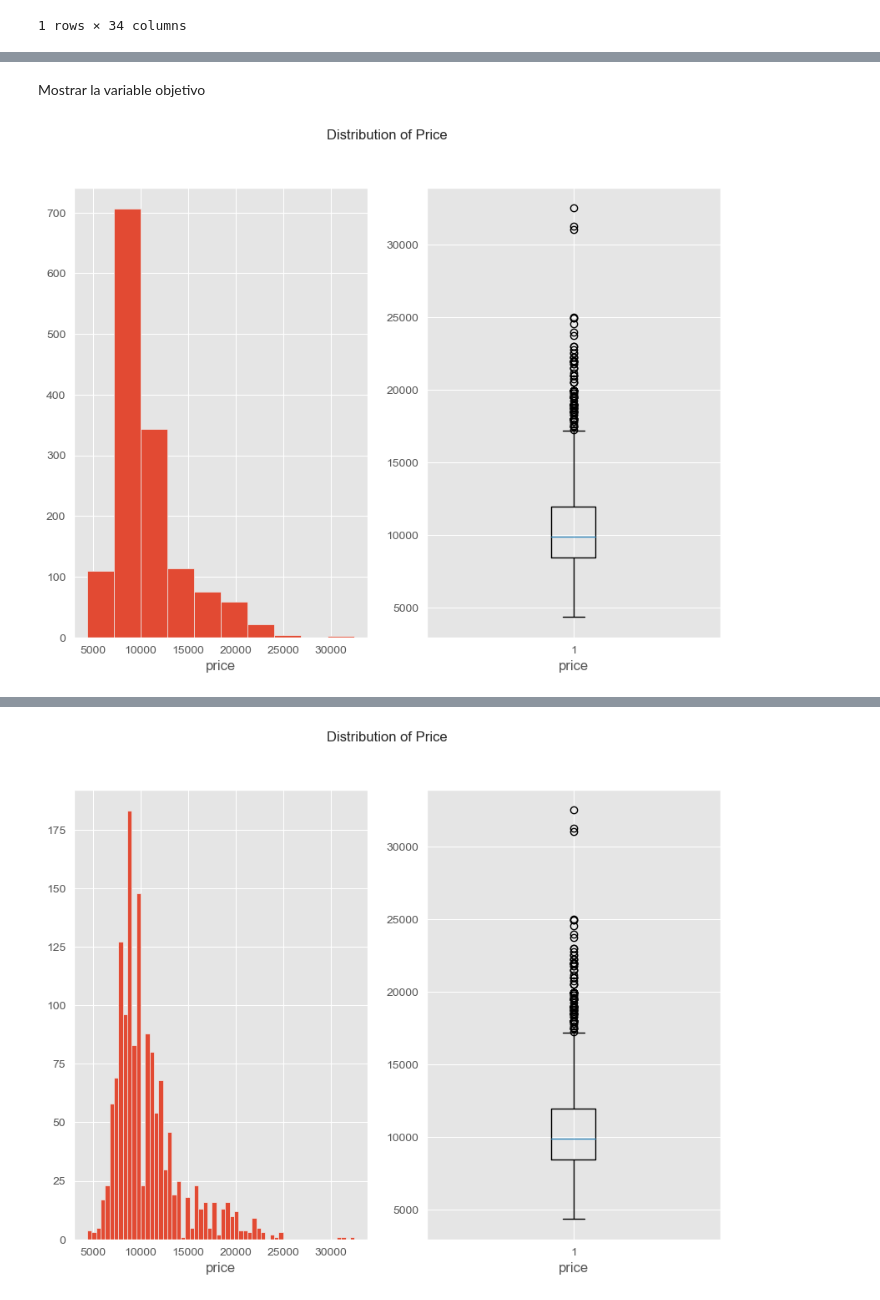
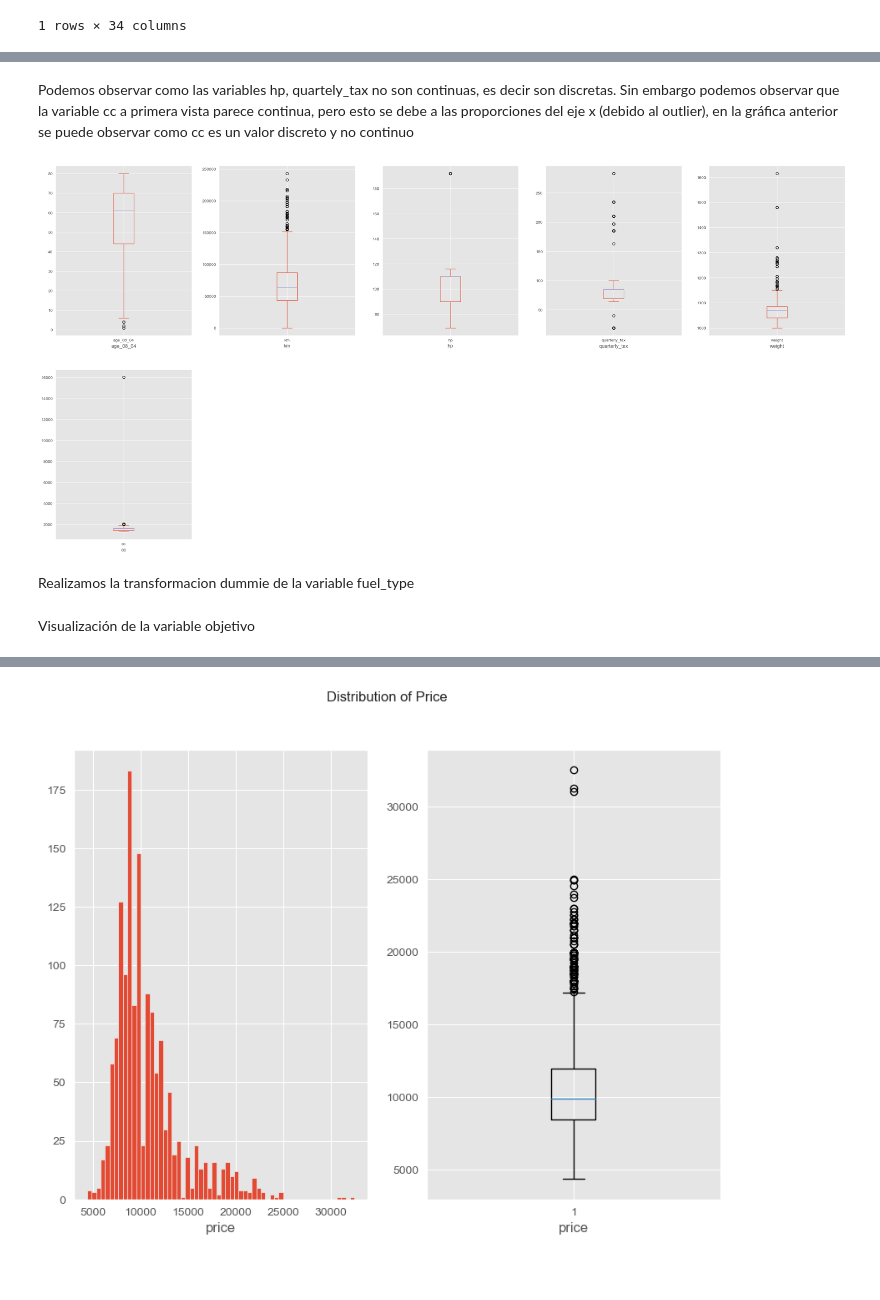
Before and after one commit to JustinoBoggio/ToyotaCorolla-Datamining, a Jupyter notebook: ToyotaCorolla.ipynb, the cells around one changed output, grey strips where cells are left out. Saved outputs shown, nothing was run; the diff lists cells and outputs as text; code cells hidden in the pictures; blank space fills up the shorter version.

```diff
--- a/ToyotaCorolla.ipynb
+++ b/ToyotaCorolla.ipynb
@@ -246,0 +246,18 @@ df[df.duplicated()]
+# %% [markdown]
+Podemos observar como las variables hp, quartely_tax no son continuas, es decir son discretas.
+Sin embargo podemos observar que la variable cc a primera vista parece continua, pero esto se debe a las proporciones del eje x (debido al outlier), en la gráfica anterior se puede observar como cc es un valor discreto y no continuo
+# %%
+variables_continuas = ['age_08_04','km','hp','quarterly_tax','weight','cc']
+fig = plt.figure(figsize=(34,25))
+
+for i in range(len(variables_continuas)):
+    continuos = variables_continuas[i]
+
+    ax1 = fig.add_subplot(3,5,i+1)
+    ax1.set_xlabel(continuos)
+
+    df_raw[continuos].plot(kind='box')
+# %% [output]
+[figure, added]
+# %% [markdown]
+Realizamos la transformacion dummie de la variable fuel_type
@@ -247,14 +267,2 @@ df[df.duplicated()]
 # %% [markdown]
-Mostrar la variable objetivo
+Visualización de la variable objetivo
-# %%
-fig, (ax1, ax2) = plt.subplots(nrows=1, ncols=2, figsize=(10, 7))
-fig.suptitle("Distribution of Price")
-ax1.hist(df.price)
-ax1.set_xlabel(df.price.name)
-
-ax2.boxplot(df.price)
-ax2.set_xlabel(df.price.name)
-
-plt.show()
-# %% [output]
-[figure, removed]
```
Also changed, not shown: parts of 149 cells of this notebook.
